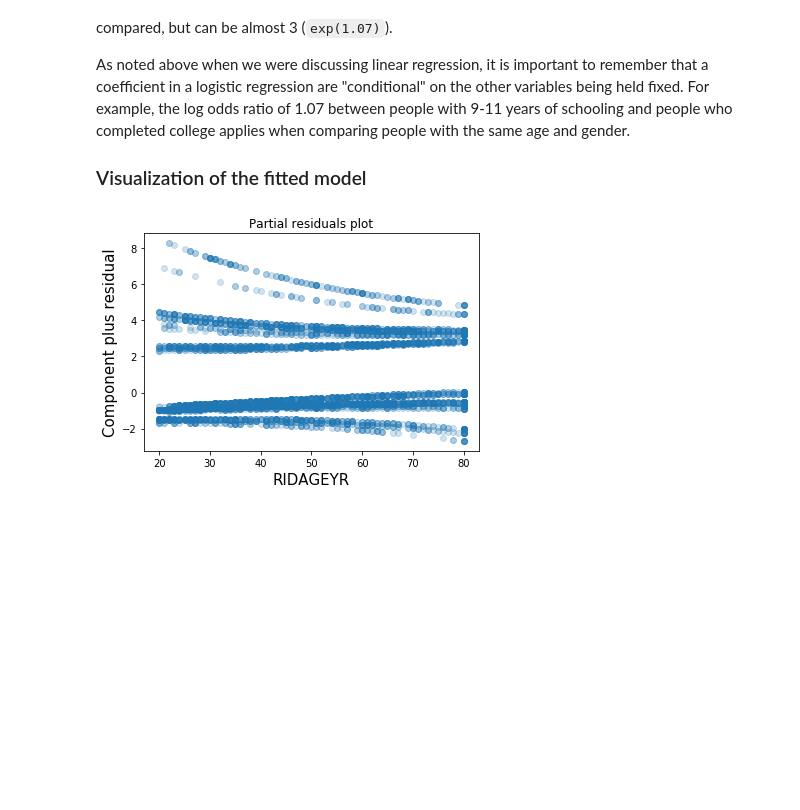
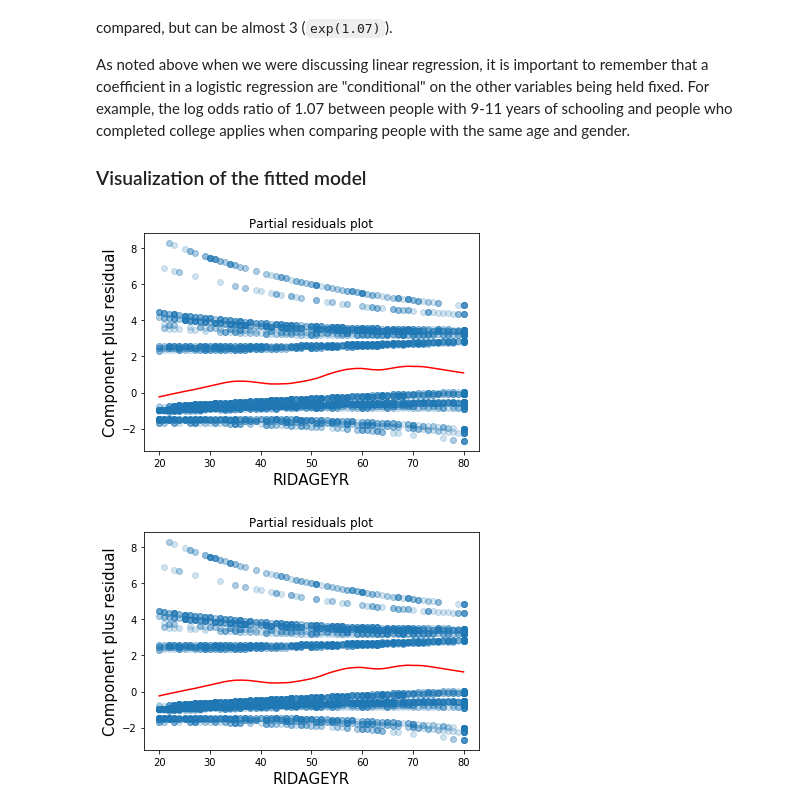
Before and after one commit to kshedden/statswpy_temp, a Jupyter notebook: week2.ipynb, the cells around one changed output. Drawn from its saved outputs; the diff is of its cells as text; code cells hidden in the pictures; blank space fills up the shorter version.

```diff
--- a/week2.ipynb
+++ b/week2.ipynb
@@ -662,8 +662,13 @@ the same age and gender.
 
 ### Visualization of the fitted model
 # %%
+#fig = result.plot_added_variable("RIDAGEYR")
 fig = result.plot_partial_residuals("RIDAGEYR")
 ax = fig.get_axes()[0]
 ax.lines[0].set_alpha(0.2)
+
+from statsmodels.graphics.regressionplots import add_lowess
+add_lowess(ax)
 # %% [output]
-[figure, old version]
+[figure, new version]
+[figure, added]
```
Also changed, not shown: parts of 6 cells of this notebook.
